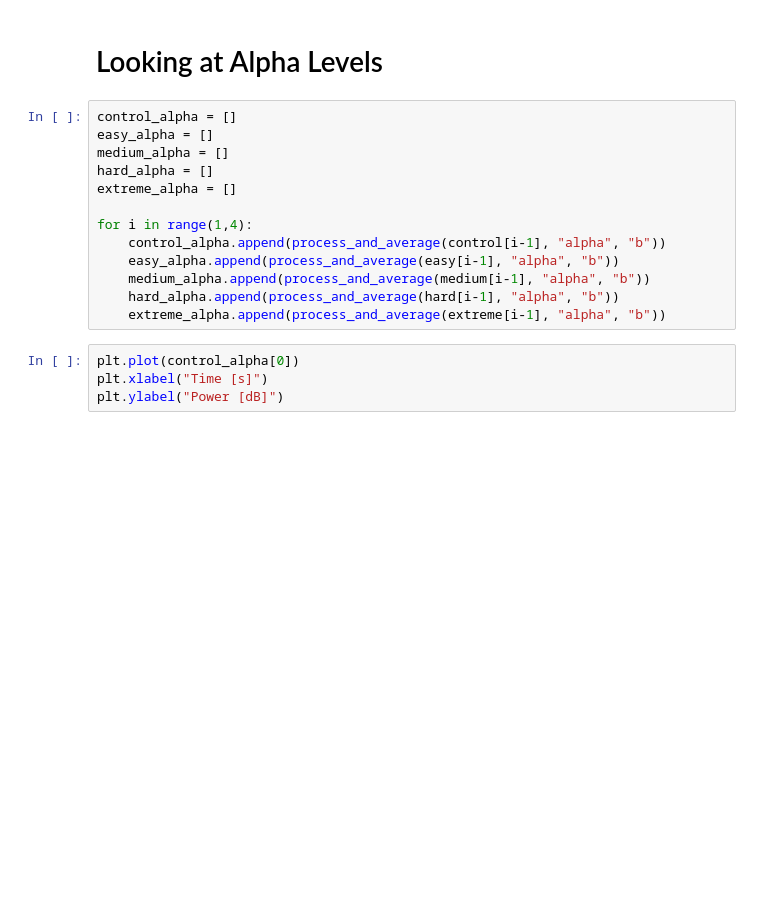
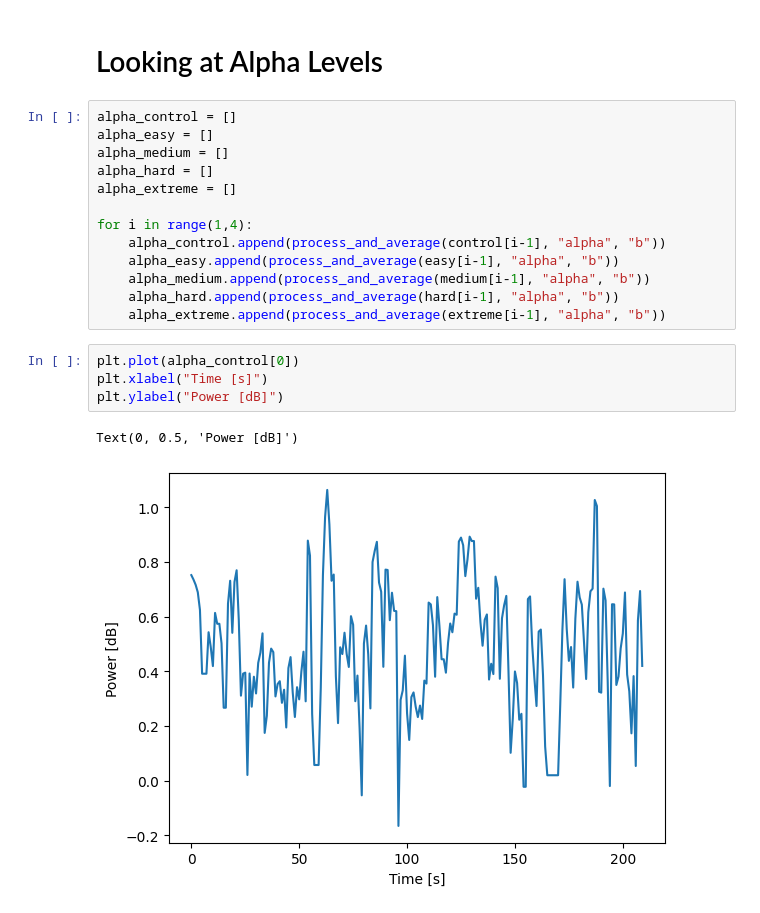
Before and after one commit to aaronjuma/EEGMario, a Jupyter notebook: Analysis/analysis.ipynb, the cells around one changed output. Drawn from its saved outputs; the diff is of its cells as text; blank space fills up the shorter version.

```diff
--- a/Analysis/analysis.ipynb
+++ b/Analysis/analysis.ipynb
@@ -306,20 +306,23 @@ F_onewayResult(statistic=np.float64(3.987878787878787), pvalue=np.float64(0.0522
 # %% [markdown]
 # Looking at Alpha Levels
 # %%
-control_alpha = []
-easy_alpha = []
-medium_alpha = []
-hard_alpha = []
-extreme_alpha = []
+alpha_control = []
+alpha_easy = []
+alpha_medium = []
+alpha_hard = []
+alpha_extreme = []
 
 for i in range(1,4):
-    control_alpha.append(process_and_average(control[i-1], "alpha", "b"))
-    easy_alpha.append(process_and_average(easy[i-1], "alpha", "b"))
-    medium_alpha.append(process_and_average(medium[i-1], "alpha", "b"))
-    hard_alpha.append(process_and_average(hard[i-1], "alpha", "b"))
-    extreme_alpha.append(process_and_average(extreme[i-1], "alpha", "b"))
+    alpha_control.append(process_and_average(control[i-1], "alpha", "b"))
+    alpha_easy.append(process_and_average(easy[i-1], "alpha", "b"))
+    alpha_medium.append(process_and_average(medium[i-1], "alpha", "b"))
+    alpha_hard.append(process_and_average(hard[i-1], "alpha", "b"))
+    alpha_extreme.append(process_and_average(extreme[i-1], "alpha", "b"))
 # %%
-plt.plot(control_alpha[0])
+plt.plot(alpha_control[0])
 plt.xlabel("Time [s]")
 plt.ylabel("Power [dB]")
+# %% [output]
+Text(0, 0.5, 'Power [dB]')
+[figure, added]
 # %%
```
Also changed, not shown: parts of 7 cells of this notebook.
